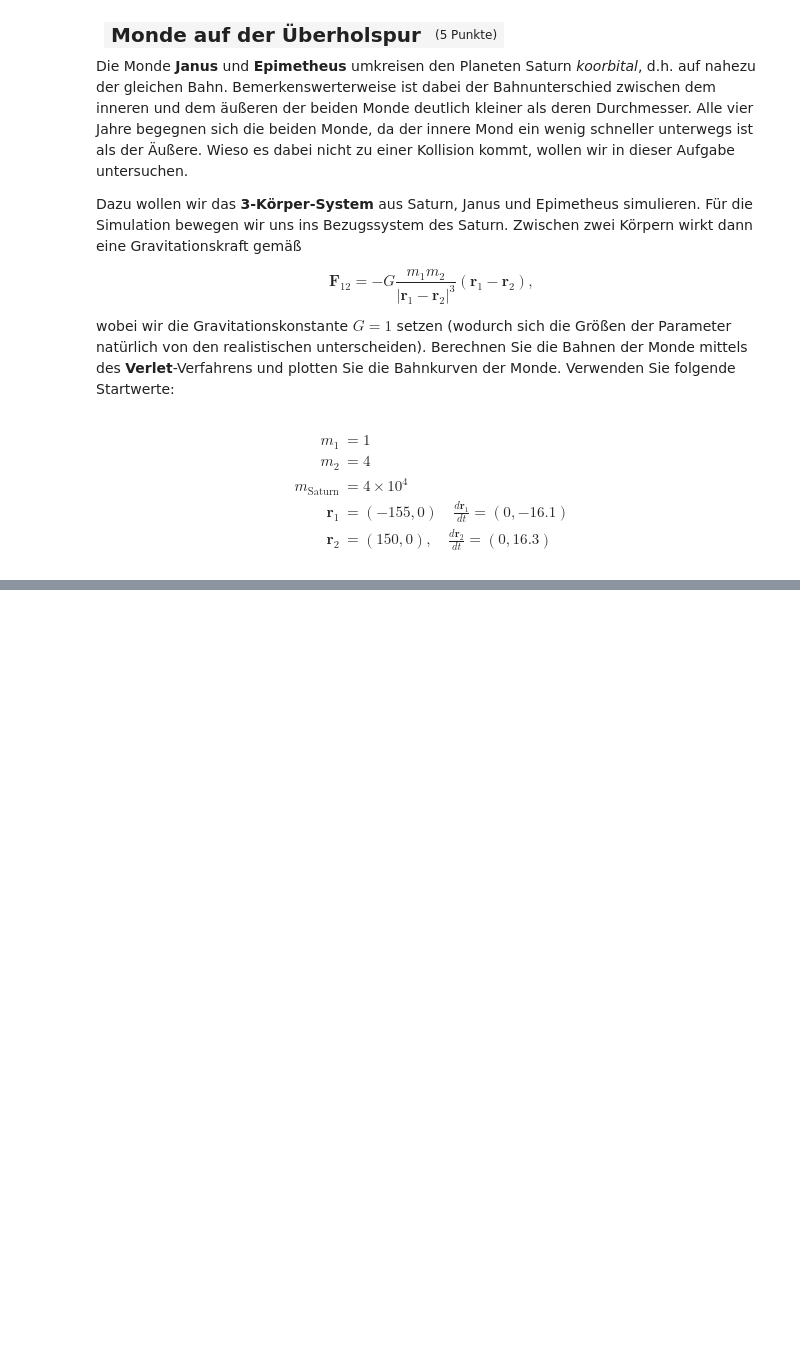
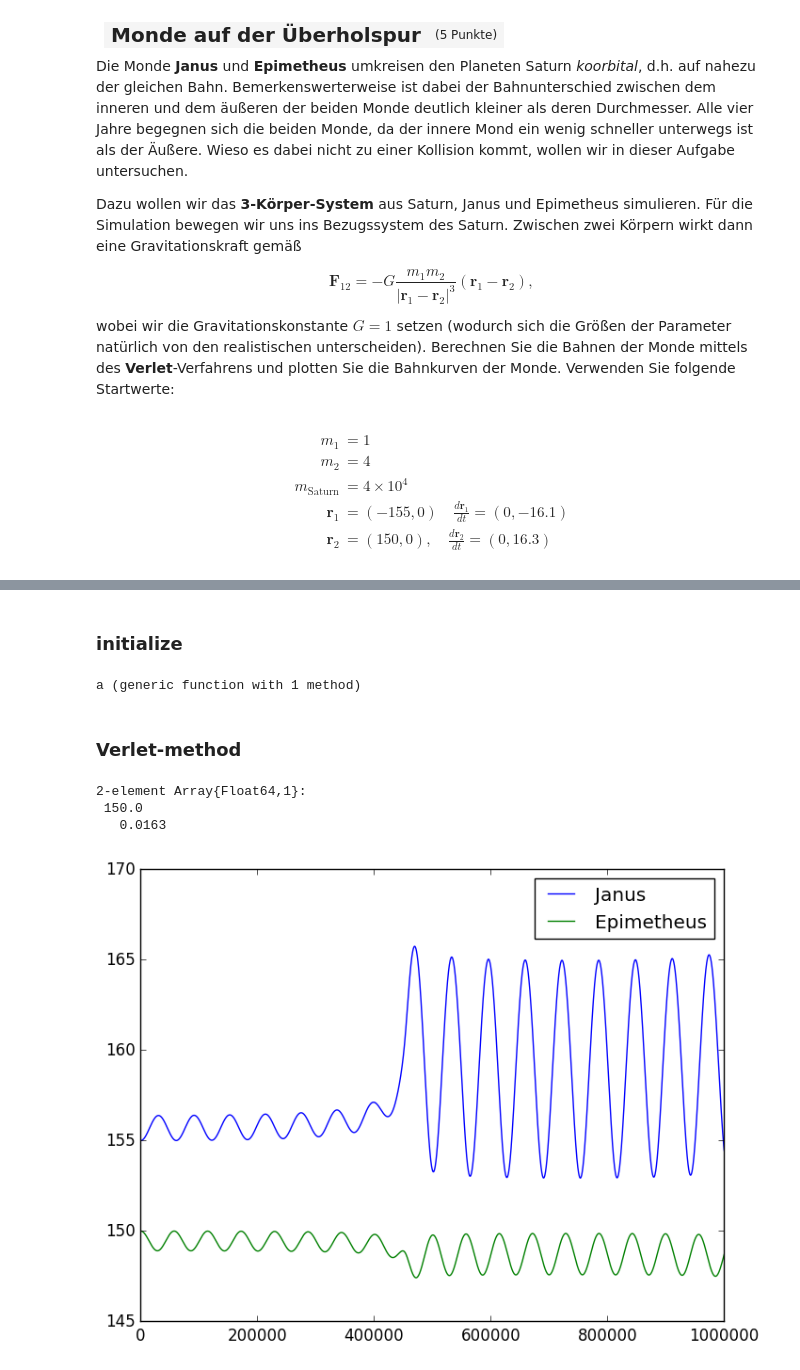
Before and after one commit to ofilla/compphys2016, a Jupyter notebook: uebung_05/05_monde_auf_der_ueberholspur.ipynb, the cells around one changed output, grey strips where cells are left out. Cells and saved outputs as stored; diff of their text form; code cells hidden in the pictures; blank space fills up the shorter version.

```diff
--- a/uebung_05/05_monde_auf_der_ueberholspur.ipynb
+++ b/uebung_05/05_monde_auf_der_ueberholspur.ipynb
@@ -96,0 +55,68 @@ Closest candidates are:
+# %% [markdown]
+### initialize
+# %%
+# initialize values and F
+G    = 1
+m1   = 1
+m2   = 4
+M    = 4e4
+R    = [0, 0]
+r1_0 = [-155, 0]
+v1_0 = [0, -16.1]
+r2_0 = [150, 0]
+v2_0 = [0, 16.3]
+F(m1, m2, r1, r2) = -G*m1*m2*(r2-r1)/norm(r2-r1)^3
+
+# set time interval and steps
+t0    = 0
+t1    = 1000
+dt    = 1e-3
+times = collect(t0:dt:t1)
+# set functions for total a
+a(r1, r2, m1, m2) = (F(m1, m2, r1, r2) + F(m1, M, R, r1))./m1
+# %% [output]
+a (generic function with 1 method)
+# %% [markdown]
+### Verlet-method
+# %%
+# initialize arrays for verlet
+r1s = fill([.0,.0], length(times))
+r2s = fill([.0,.0], length(times))
+r1s[1] = r1_0
+r2s[1] = r2_0
+
+# start verlet
+# calc r(t0 + dt)
+r1s[2] = r1_0 + v1_0*dt + 0.5a(r1_0, r2_0, m1, m2)*dt^2
+r2s[2] = r2_0 + v2_0*dt + 0.5a(r2_0, r1_0, m2, m1)*dt^2
+# %% [output]
+2-element Array{Float64,1}:
+ 150.0
+   0.0163
+# %%
+# verlet: calc rest of the r values
+for i in 2:length(times)-1
+    r1i = r1s[i]
+    r2i = r2s[i]
+    r1s[i+1] = 2*r1i-r1s[i-1]+a(r1i, r2i, m1, m2)*dt^2
+    r2s[i+1] = 2*r2i-r2s[i-1]+a(r2i, r1i, m2, m1)*dt^2
+end
+# %%
+using PyPlot
+
+figure()
+abs_r1    = zeros(times)
+abs_r2    = zeros(times)
+ri_deltas = zeros(times)
+for i in 1:length(times)
+    abs_r1[i]    = norm(r1s[i])
+    abs_r2[i]    = norm(r2s[i])
+    ri_deltas[i] = norm(r2s[i] - r1s[i])
+end
+
+plot(abs_r1, label="Janus")
+plot(abs_r2, label="Epimetheus")
+legend()
+;
+# %% [output]
+[figure, added]
```
Also changed, not shown: parts of 4 cells of this notebook, 1 other file.
